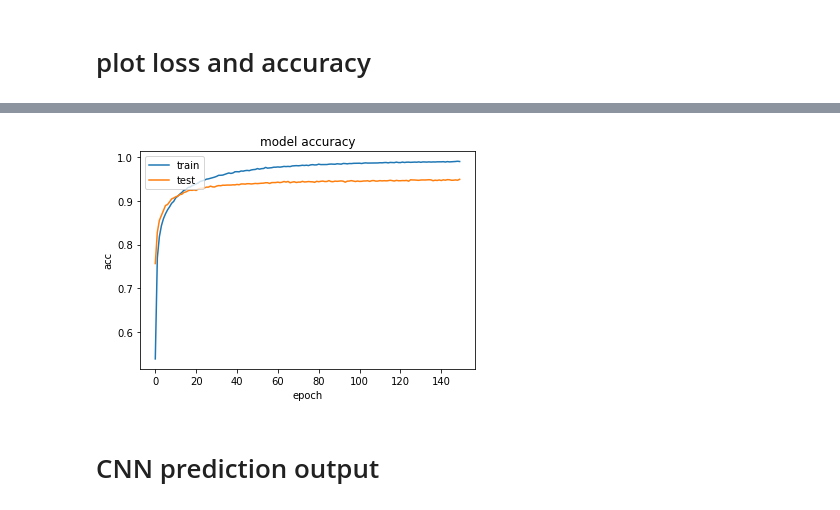
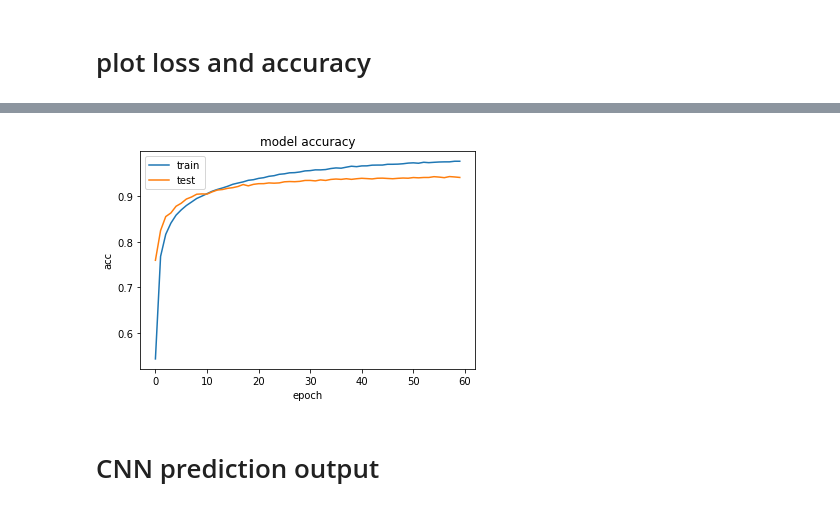
Before and after one commit to Jason-Oleana/speech-classification, a Jupyter notebook: Speech-Classification-CNN.ipynb, the cells around one changed output, grey strips where cells are left out. Drawn from its saved outputs; the diff is of its cells as text; code cells hidden in the pictures.

```diff
--- a/Speech-Classification-CNN.ipynb
+++ b/Speech-Classification-CNN.ipynb
@@ -143,15 +135,11 @@ len of train + test examples: (105835,)
 # %% [markdown]
 # MFCC feature extraction (train set)
 # %%
-from python_speech_features import mfcc
-from python_speech_features import logfbank
-import scipy.io.wavfile as wav
-
 def mfcc_features(my_path,feature_names, labels):
     features = []
     all_labels = []
 
-    for index, (wave_name,label) in enumerate(zip(feature_names,labels)):
+    for (wave_name,label) in zip(feature_names,labels):
 
         for wave in os.listdir(my_path):
             #if wav and wave_name are equal
@@ -163,11 +151,10 @@ def mfcc_features(my_path,feature_names, labels):
 
                 features.append(mfcc_feat)
                 all_labels.append(label)
-                print(index)
 
     features = numpy.array(features)
     all_labels = numpy.array(all_labels)
 
     return features, all_labels
 
-MFCC_FEATURES = mfcc_features(my_path, feature_names, labels)
+mfcc_feat = mfcc_features(my_path, feature_names, labels)
@@ -240,8 +186,8 @@ MFCC_FEATURES_test = mfcc_features_test(my_path, feature_name_test)
 # %% [markdown]
 ## extract features and labels for train and test
 # %%
-MFCC_features, MFCC_labels = MFCC_FEATURES
-MFCC_features_test, all_labels_test = MFCC_FEATURES_test
+MFCC_features, MFCC_labels = mfcc_feat
+MFCC_features_test, MFCC_labels_test = mfcc_feat_test
 # %% [markdown]
 ## checkpoint
 # %%
@@ -365,9 +295,12 @@ new_mfcc_labels = onehot_encoded
 # %% [markdown]
 # import train_test_split and split data in train & val
 # %%
-from sklearn.model_selection import train_test_split
-X_train, X_test, y_train, y_test = train_test_split(new_spoken_train, new_mfcc_labels, test_size=0.33,
-                                                    random_state=42, stratify = new_mfcc_labels, shuffle= True)
+X_train, X_test, y_train, y_test = train_test_split(new_spoken_train,
+                                                    one_hot_encoded_labels,
+                                                    test_size=0.33,
+                                                    random_state=42,
+                                                    stratify = one_hot_encoded_labels,
+                                                    shuffle= True)
 # %% [markdown]
 ## checkpoint
 # %%
@@ -459,11 +371,9 @@ _________________________________________________________________
 # %% [markdown]
 ## train model
 # %%
-from keras.optimizers import Adam
-
 model.compile(loss= "categorical_crossentropy",
               optimizer= Adam(lr=0.0001),
               metrics=['accuracy'])
 
-cnnhistory= model.fit(X_train, y_train,batch_size= 64, epochs= 150 ,validation_data=(X_test, y_test))
+cnnhistory= model.fit(X_train, y_train,batch_size= 64, epochs= 60 ,validation_data=(X_test, y_test))
 # %% [output]
@@ -508,13 +417,13 @@ plt.show()
 # %%
-plt.plot(cnnhistory.history['acc'])
-plt.plot(cnnhistory.history['val_acc'])
+plt.plot(cnnhistory.history['accuracy'])
+plt.plot(cnnhistory.history['val_accuracy'])
 plt.title('model accuracy')
 plt.ylabel('acc')
 plt.xlabel('epoch')
 plt.legend(['train', 'test'], loc='upper left')
 plt.show()
 # %% [output]
-[figure, old version]
+[figure, new version]
 # %% [markdown]
 # CNN prediction output
 # %%
```
Also changed, not shown: parts of 19 cells of this notebook.
